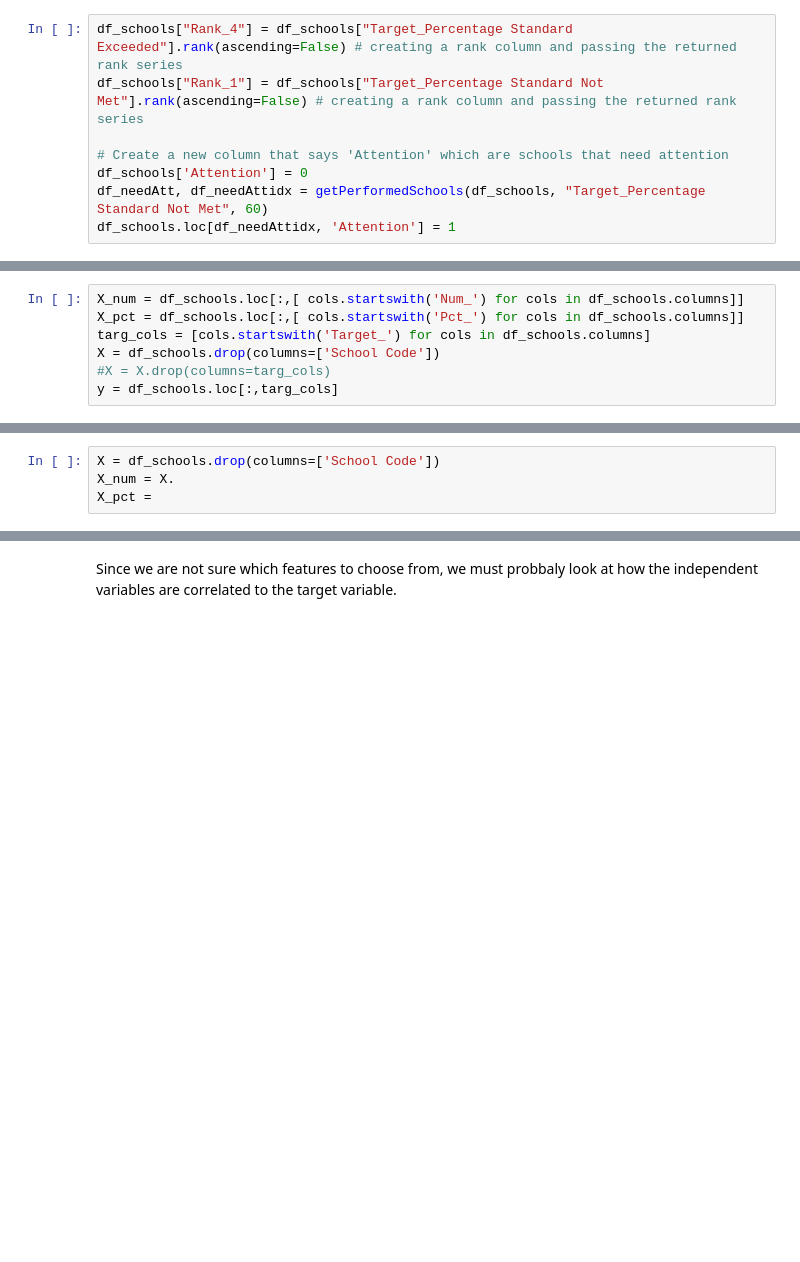
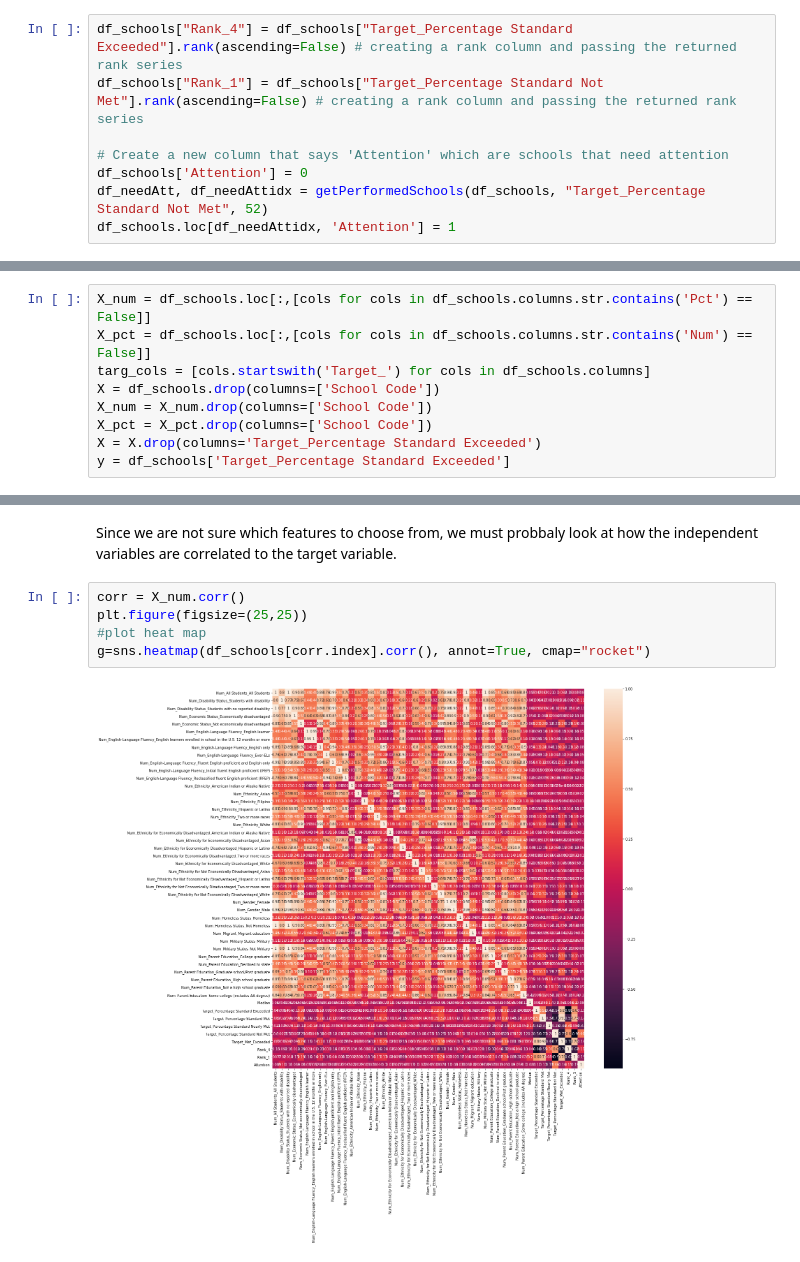
Before and after one commit to HariniJ09/Springboard, a Jupyter notebook: capstone_projects/Education/src/Exploratory Data Analysis.ipynb, the cells around one changed output, grey strips where cells are left out. Drawn from its saved outputs; the diff is of its cells as text; blank space fills up the shorter version.

```diff
--- a/capstone_projects/Education/src/Exploratory Data Analysis.ipynb
+++ b/capstone_projects/Education/src/Exploratory Data Analysis.ipynb
@@ -310,6 +310,6 @@ df_schools["Rank_1"] = df_schools["Target_Percentage Standard Not Met"].rank(asc
 
 # Create a new column that says 'Attention' which are schools that need attention
 df_schools['Attention'] = 0
-df_needAtt, df_needAttidx = getPerformedSchools(df_schools, "Target_Percentage Standard Not Met", 60)
+df_needAtt, df_needAttidx = getPerformedSchools(df_schools, "Target_Percentage Standard Not Met", 52)
 df_schools.loc[df_needAttidx, 'Attention'] = 1
 # %% [output]
@@ -347,7 +349,9 @@ Index(['School Code', 'Num_All Students_All Students',
 # %%
-X_num = df_schools.loc[:,[ cols.startswith('Num_') for cols in df_schools.columns]]
-X_pct = df_schools.loc[:,[ cols.startswith('Pct_') for cols in df_schools.columns]]
+X_num = df_schools.loc[:,[cols for cols in df_schools.columns.str.contains('Pct') == False]]
+X_pct = df_schools.loc[:,[cols for cols in df_schools.columns.str.contains('Num') == False]]
 targ_cols = [cols.startswith('Target_') for cols in df_schools.columns]
 X = df_schools.drop(columns=['School Code'])
-#X = X.drop(columns=targ_cols)
-y = df_schools.loc[:,targ_cols]
+X_num = X_num.drop(columns=['School Code'])
+X_pct = X_pct.drop(columns=['School Code'])
+X = X.drop(columns='Target_Percentage Standard Exceeded')
+y = df_schools['Target_Percentage Standard Exceeded']
@@ -366,4 +369,0 @@ X.head()
-# %%
-X = df_schools.drop(columns=['School Code'])
-X_num = X.
-X_pct =
@@ -373,3 +371,10 @@ Let's set the independent variable matrix as all except the T
 ### Correlation Visualization ###
 # %% [markdown]
 Since we are not sure which features to choose from, we must probbaly look at how the independent variables are correlated to the target variable.
+# %%
+corr = X_num.corr()
+plt.figure(figsize=(25,25))
+#plot heat map
+g=sns.heatmap(df_schools[corr.index].corr(), annot=True, cmap="rocket")
+# %% [output]
+[figure, added]
```
Also changed, not shown: parts of 15 cells of this notebook.
